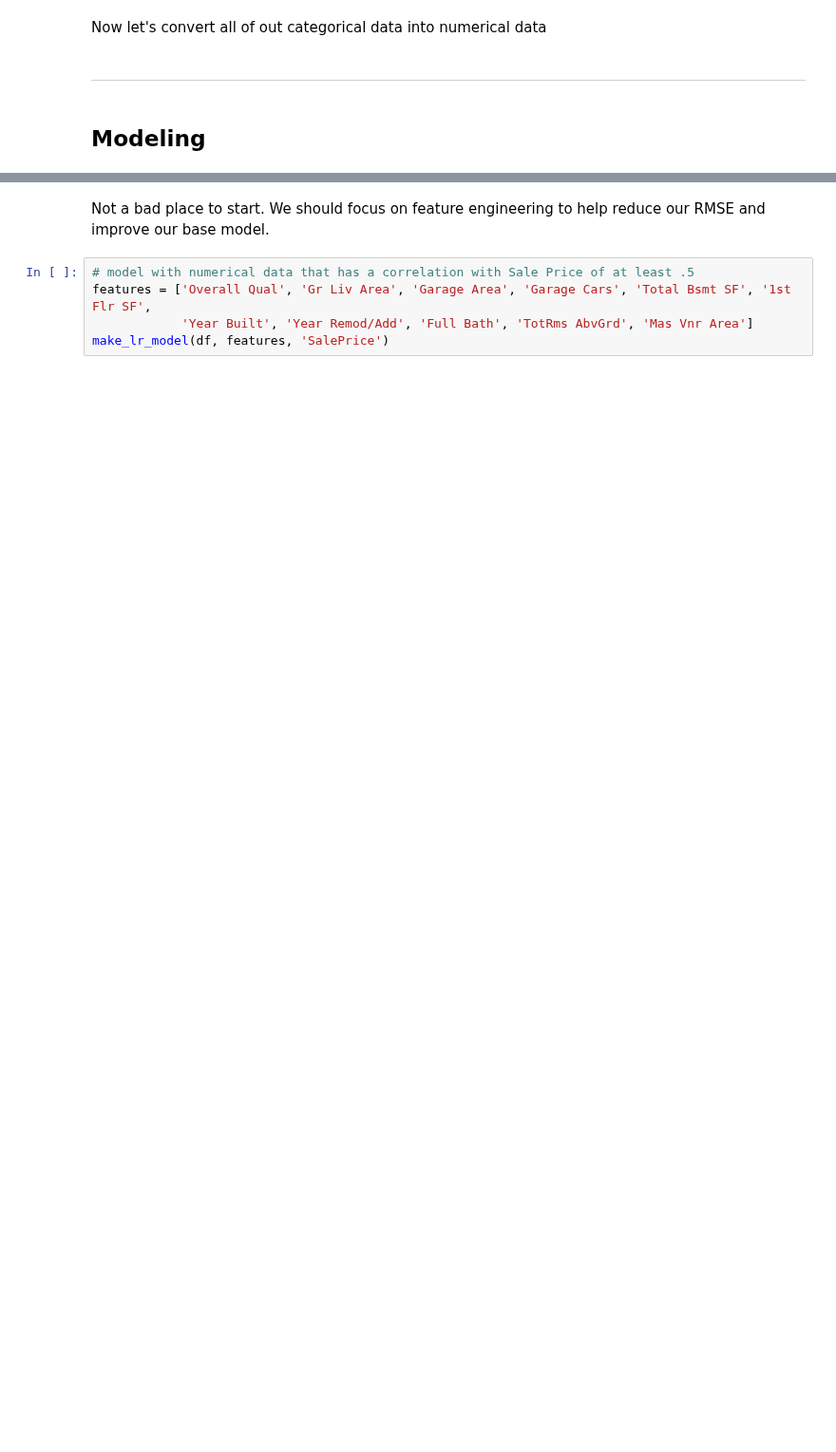
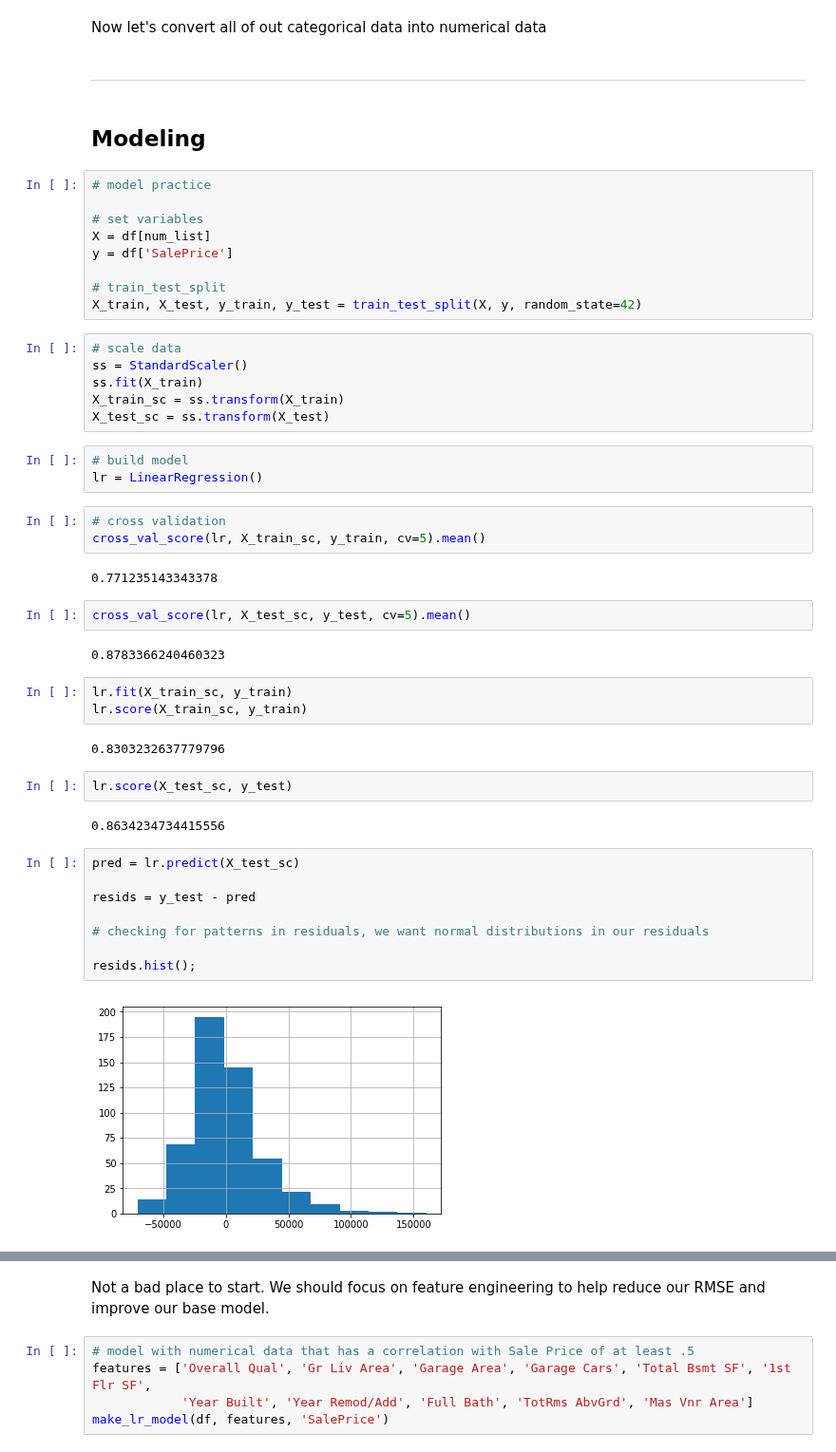
Before and after one commit to CreightonAshton/Scratchwork, a Jupyter notebook: Code/Ames/Ames.ipynb, the cells around one changed output, grey strips where cells are left out. Shown at 95% size. Cells and saved outputs as stored; diff of their text form; blank space fills up the shorter version.

```diff
--- a/Code/Ames/Ames.ipynb
+++ b/Code/Ames/Ames.ipynb
@@ -445,3 +445,49 @@ Now let's convert all of out categorical data into numerical data
 ___
 # %% [markdown]
 ## Modeling
+# %%
+# model practice
+
+# set variables
+X = df[num_list]
+y = df['SalePrice']
+
+# train_test_split
+X_train, X_test, y_train, y_test = train_test_split(X, y, random_state=42)
+# %%
+# scale data
+ss = StandardScaler()
+ss.fit(X_train)
+X_train_sc = ss.transform(X_train)
+X_test_sc = ss.transform(X_test)
+# %%
+# build model
+lr = LinearRegression()
+# %%
+# cross validation
+cross_val_score(lr, X_train_sc, y_train, cv=5).mean()
+# %% [output]
+0.771235143343378
+# %%
+cross_val_score(lr, X_test_sc, y_test, cv=5).mean()
+# %% [output]
+0.8783366240460323
+# %%
+lr.fit(X_train_sc, y_train)
+lr.score(X_train_sc, y_train)
+# %% [output]
+0.8303232637779796
+# %%
+lr.score(X_test_sc, y_test)
+# %% [output]
+0.8634234734415556
+# %%
+pred = lr.predict(X_test_sc)
+
+resids = y_test - pred
+
+# checking for patterns in residuals, we want normal distributions in our residuals
+
+resids.hist();
+# %% [output]
+[figure, added]
```
Also changed, not shown: parts of 4 cells of this notebook.
